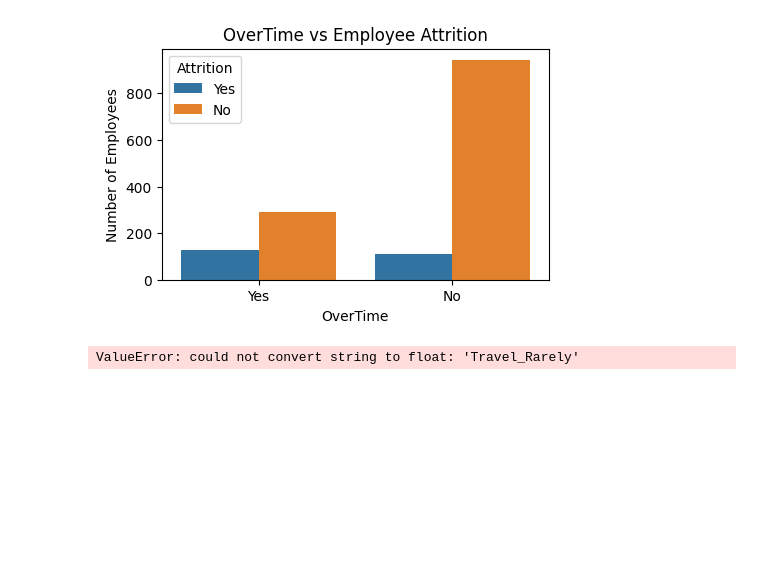
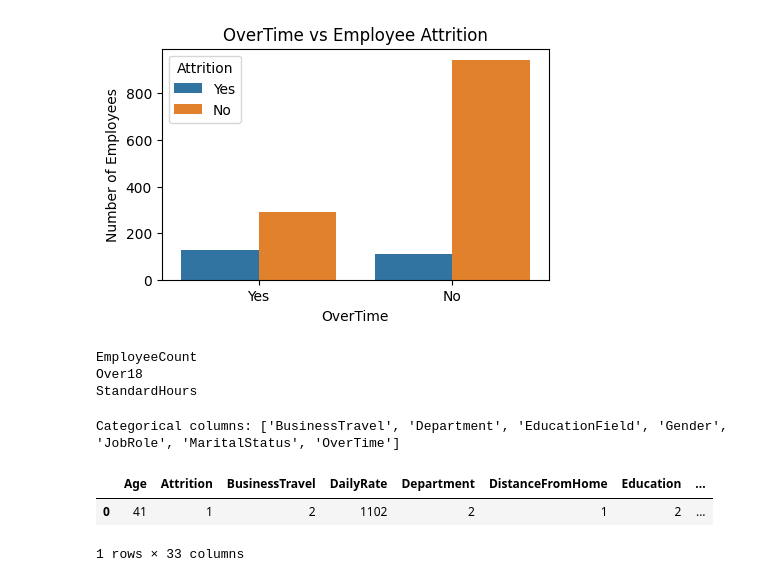
Before and after one commit to HDY2005/MachineLearning-Projects, a Jupyter notebook: Classification Projects/Employee Attrition Analysis/Attrition.ipynb, the cells around one changed output. Drawn from its saved outputs; the diff is of its cells as text; code cells hidden in the pictures; blank space fills up the shorter version.

```diff
--- a/Classification Projects/Employee Attrition Analysis/Attrition.ipynb
+++ b/Classification Projects/Employee Attrition Analysis/Attrition.ipynb
@@ -154,6 +157,31 @@ plt.show()
 # %%
-df["Attrition"] = df["Attrition"].map({"Yes": 1,"No": 0})
-corr = df.corr()["Attrition"].sort_values(ascending=False)
-print("Correlation with Attrition:\n", corr)
+for col in df.columns:
+    if df[col].nunique() == 1:
+        print(col)
+
+df.drop(columns=[
+    "EmployeeCount",
+    "Over18",
+    "StandardHours"
+], inplace=True)
 # %% [output]
-ValueError: could not convert string to float: 'Travel_Rarely'
+EmployeeCount
+Over18
+StandardHours
+# %%
+df["Attrition"] = df["Attrition"].map({"Yes":1,"No":0})
+categorical_cols = df.select_dtypes(include=["object"]).columns
+print(f"Categorical columns: {categorical_cols.tolist()}")
+# %% [output]
+Categorical columns: ['BusinessTravel', 'Department', 'EducationField', 'Gender', 'JobRole', 'MaritalStatus', 'OverTime']
+# %%
+encoder = LabelEncoder()
+
+for col in  categorical_cols:
+    df[col] = encoder.fit_transform(df[col])
+# %%
+df.head(1)
+# %% [output]
+|  | Age | Attrition | BusinessTravel | DailyRate | Department | DistanceFromHome | Education | ... |
+| 0 | 41 | 1 | 2 | 1102 | 2 | 1 | 2 | ... |
+1 rows × 33 columns
```
Also changed, not shown: parts of 8 cells of this notebook.
